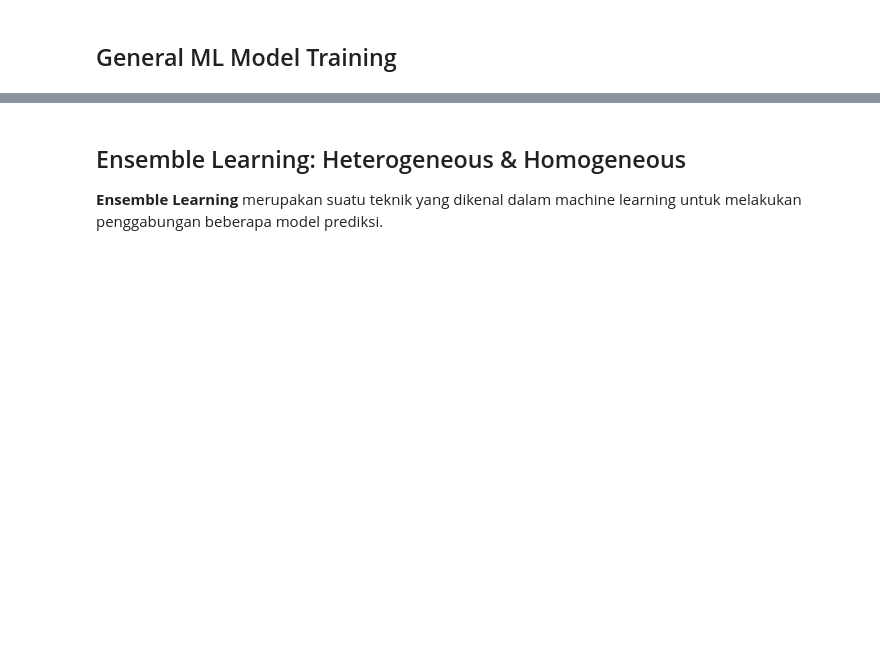
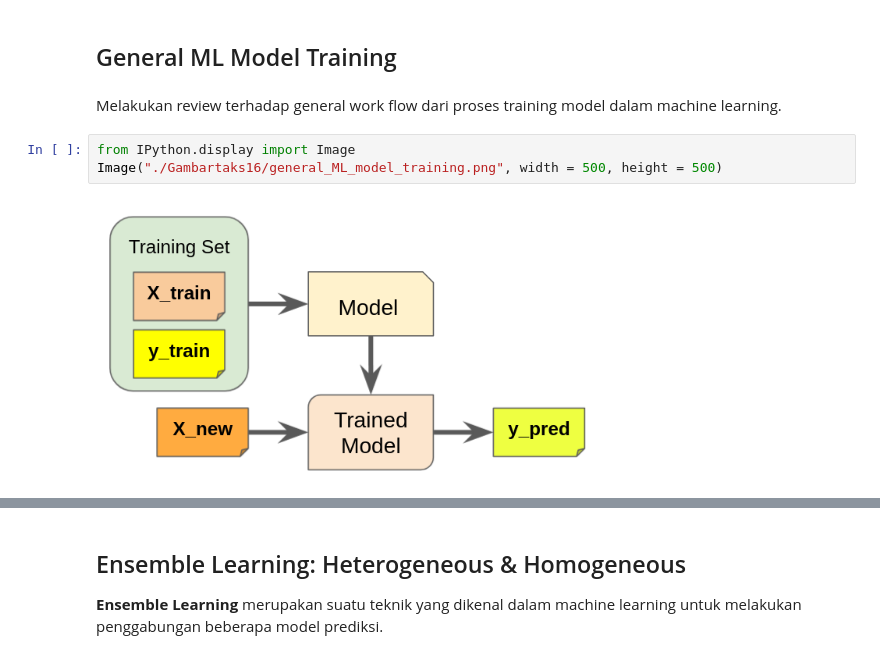
Before and after one commit to Ferlyapiang/Basic-Data-Science, a Jupyter notebook: Data-Science/16_Random_Forest_Classification.ipynb, the cells around one changed output, grey strips where cells are left out. Saved outputs shown, nothing was run; the diff lists cells and outputs as text; blank space fills up the shorter version.

Commit message:
Perbaikan Gambar menjadi Code untuk Random Forest Classification

```diff
--- a/Data-Science/16_Random_Forest_Classification.ipynb
+++ b/Data-Science/16_Random_Forest_Classification.ipynb
@@ -7,4 +7,11 @@
 **Random Forest** termasuk model machine learning yang umum ditemui dan merupakan pengembangan dari model **Desicion Tree**.
 # %% [markdown]
 ## General ML Model Training
+# %% [markdown]
+Melakukan review terhadap general work flow dari proses training model dalam machine learning.
+# %%
+from IPython.display import Image
+Image("./Gambartaks16/general_ML_model_training.png", width = 500, height = 500)
+# %% [output]
+[figure, added]
 # %% [markdown]
```
Also changed, not shown: parts of 7 cells of this notebook.
